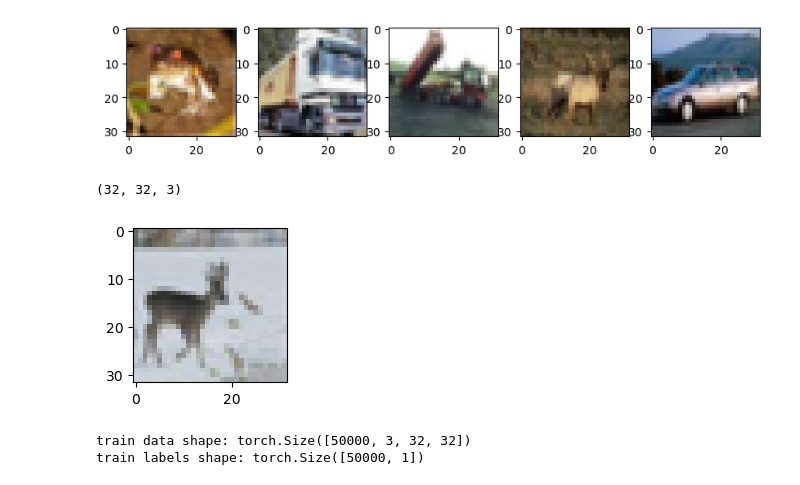
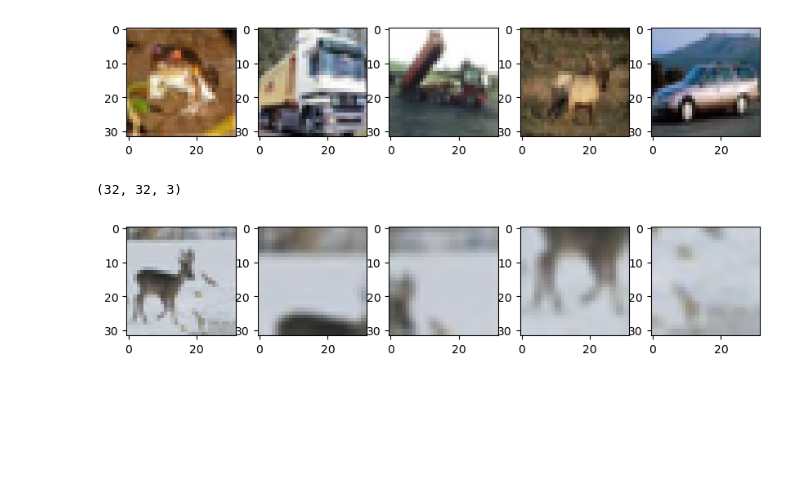
Before and after one commit to navti/MLProjects, a Jupyter notebook: CIFAR10/classification.ipynb, the cells around one changed output. Saved outputs shown, nothing was run; the diff lists cells and outputs as text; code cells hidden in the pictures; blank space fills up the shorter version.

```diff
--- a/CIFAR10/classification.ipynb
+++ b/CIFAR10/classification.ipynb
@@ -193,9 +248,9 @@ def test_model(model, device, test_loader, loss_criterion):
     print(f"Test set: Average loss: {test_loss:.4f}, Accuracy: {correct}/{total} ({100. * correct/total:.0f}%)")
     return 100. * correct/total
 # %%
-data_dir = "data/"
-train_files = glob.glob('**/*_batch_*', recursive=True)
-test_files = glob.glob('**/*test_batch*', recursive=True)
+data_dir = "../data/"
+train_files = glob.glob(data_dir + '**/*_batch_*', recursive=True)
+test_files = glob.glob(data_dir + '**/*test_batch*', recursive=True)
 train_files = list(map(unpickle, train_files))
 test_files = list(map(unpickle, test_files))
 test = combine_dicts(test_files)
@@ -216,20 +274,10 @@ plt.show()
 # %% [output]
 [figure]
 # %%
-show_image(train['data'][20])
+show_image(train['data'][20],augment=1)
 # %% [output]
 (32, 32, 3)
-[figure, old version]
+[figure, new version]
-# %%
-# convert to torch tensors
-train_data = torch_from_numpy(list(map(array_to_rgb, train['data'])))
-train_labels = np.array(train['labels'])
-train_labels = torch.from_numpy(train_labels).reshape((train_labels.shape[0],-1))
-print(f"train data shape: {train_data.shape}")
-print(f"train labels shape: {train_labels.shape}")
-# %% [output]
-train data shape: torch.Size([50000, 3, 32, 32])
-train labels shape: torch.Size([50000, 1])
 # %%
 trainset = make_dataset(train)
 testset = make_dataset(test)
```
Also changed, not shown: parts of 9 cells of this notebook, 12 other files.
